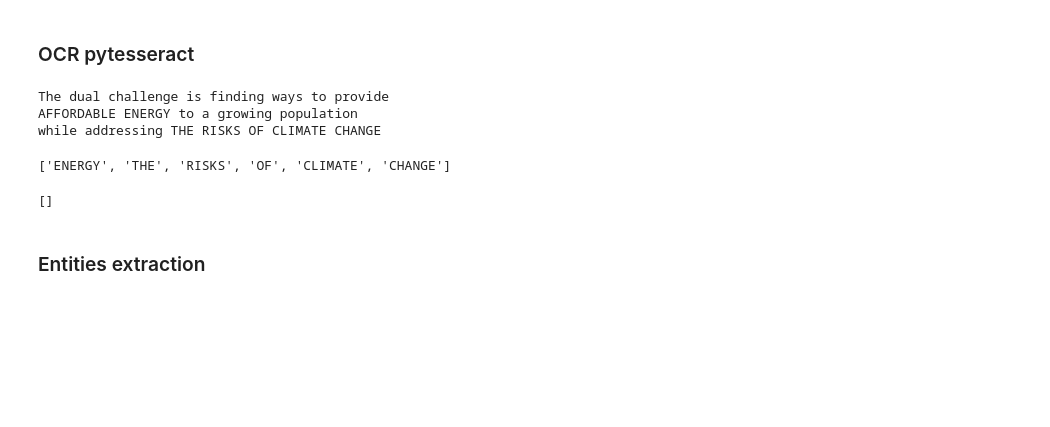
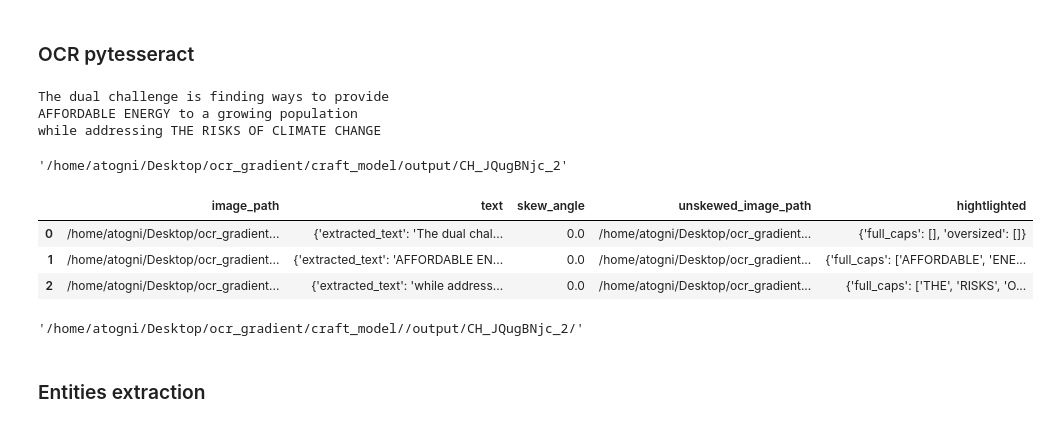
Before and after one commit to ScrPzz/CRAFT-pytorch, a Jupyter notebook: boxes.ipynb, the cells around one changed output. Cells and saved outputs as stored; diff of their text form; code cells hidden in the pictures; blank space fills up the shorter version.

```diff
--- a/boxes.ipynb
+++ b/boxes.ipynb
@@ -291,16 +305,37 @@ class BoxesEngine():
         masked_text_box[np.all(masked_text_box == (0, 255, 0), axis=-1)] = (0,0,0) # Filtering the green artifacts
 
         # Save
-        if os.path.isdir(f"{cwd}//output/{_IMAGE.split('/')[-1][:-4]}/"):
-            saving_dir=f"{cwd}//output/{_IMAGE.split('/')[-1][:-4]}/"
+        if os.path.isdir(f"{cwd}/output/{_IMAGE.split('/')[-1][:-4]}/"):
+            saving_dir=f"{cwd}/output/{_IMAGE.split('/')[-1][:-4]}/"
         else:
-            os.mkdir(f"{cwd}//output/{_IMAGE.split('/')[-1][:-4]}/")
+            os.mkdir(f"{cwd}/output/{_IMAGE.split('/')[-1][:-4]}/")
             saving_dir=f"{cwd}/output/{_IMAGE.split('/')[-1][:-4]}/"
 
         f=uniquify(saving_dir+_IMAGE.split('/')[-1])
         print(f)
         cv2.imwrite(f, masked_text_box)
-        return masked_text_box
+        return masked_text_box, f
+
+    @classmethod
+    def merge_boxes(self, boxes_list, max_clusters_n=4  ):
+        CLUSTERS=[]
+        check=True
+        cluster, remaining =self.cluster_up_intersecting_boxes_list(boxes_list)
+        CLUSTERS.append(cluster)
+
+        for mc in range(max_clusters_n):
+            if len(remaining)>1:
+                cluster, rest = self.cluster_up_intersecting_boxes_list(remaining)
+                CLUSTERS.append(cluster)
+                remaining=rest
+                mc+=1
+                continue
+            else:
+                CLUSTERS.append(rest[0])
+                break
+
+        bbox_list=[[*x[0], *x[1]] for x in CLUSTERS]
+        return bbox_list
 # %%
 cwd
 # %% [output]
@@ -384,3 +399,5 @@ bbox_list=[[*x[0], *x[1]] for x in CLUSTERS]
+# %%
+bbox_list=boxes_engine.merge_boxes(boxes_list=test_list)
 # %%
 bbox_list
 # %% [output]
@@ -393,2 +409,0 @@ bwimage = np.zeros((image_0.shape[0], image_0.shape[1]), dtype=np.uint8)
-# %%
-bbox=bbox_list[0]
@@ -397,6 +410,7 @@ masked_text_boxes={}
 # %%
+masked_text_boxes={}
 for i, bbox in enumerate(bbox_list):
-    masked_text_box=boxes_engine.crop_and_clean_text_box(original_img_path=_IMAGE,box=bbox, cwd=cwd)
+    masked_text_box, path = boxes_engine.crop_and_clean_text_box(original_img_path=_IMAGE,box=bbox, cwd=cwd)
     show_cv_to_pil(masked_text_box)
-    masked_text_boxes[i]=masked_text_box
+    masked_text_boxes[i]={'image_path': path, 'text': {'extracted_text': '', 'unskewed_text': ''}, 'skew_angle': '', 'unskewed_image_path': '',  'hightlighted': {'full_caps': '', 'oversized': ''}}
 # %% [output]
@@ -505,7 +535,3 @@ for k, masked_text_box in masked_text_boxes.items():
 The dual challenge is finding ways to provide
 AFFORDABLE ENERGY to a growing population
 while addressing THE RISKS OF CLIMATE CHANGE
-# %%
-ocr_engine.extract_uppers(T)
-# %% [output]
-['ENERGY', 'THE', 'RISKS', 'OF', 'CLIMATE', 'CHANGE']
@@ -514,4 +538,4 @@ sizehighlighted=ocr_engine.extract_size_highlighted(_IMAGE)
-# %%
-sizehighlighted
-# %% [output]
-[]
+# %%
+saving_dir
+# %% [output]
+'/home/atogni/Desktop/ocr_gradient/craft_model/output/CH_JQugBNjc_2'
@@ -517,0 +544,11 @@ sizehighlighted
+# %%
+pd.DataFrame.from_records(masked_text_boxes).T
+# %% [output]
+|  | image_path | text | skew_angle | unskewed_image_path | hightlighted |
+| 0 | /home/atogni/Desktop/ocr_gradient... | {'extracted_text': 'The dual chal... | 0.0 | /home/atogni/Desktop/ocr_gradient... | {'full_caps': [], 'oversized': []} |
+| 1 | /home/atogni/Desktop/ocr_gradient... | {'extracted_text': 'AFFORDABLE EN... | 0.0 | /home/atogni/Desktop/ocr_gradient... | {'full_caps': ['AFFORDABLE', 'ENE... |
+| 2 | /home/atogni/Desktop/ocr_gradient... | {'extracted_text': 'while address... | 0.0 | /home/atogni/Desktop/ocr_gradient... | {'full_caps': ['THE', 'RISKS', 'O... |
+# %%
+saving_dir
+# %% [output]
+'/home/atogni/Desktop/ocr_gradient/craft_model//output/CH_JQugBNjc_2/'
```
Also changed, not shown: parts of 15 cells of this notebook, 6 other files.
